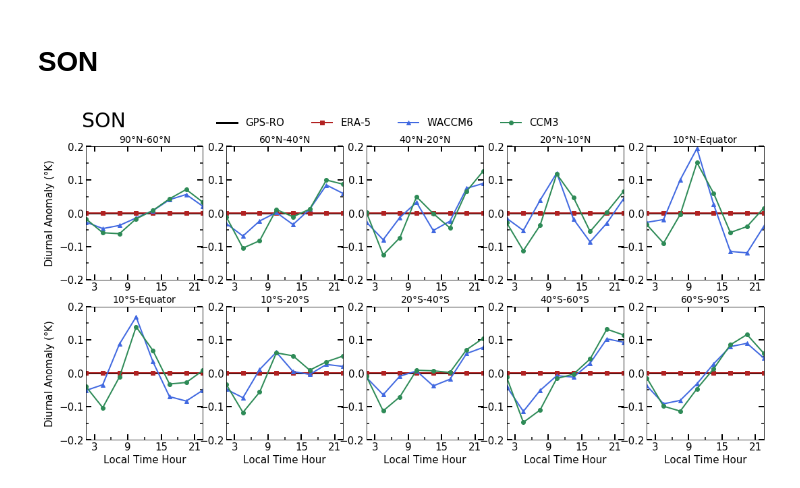
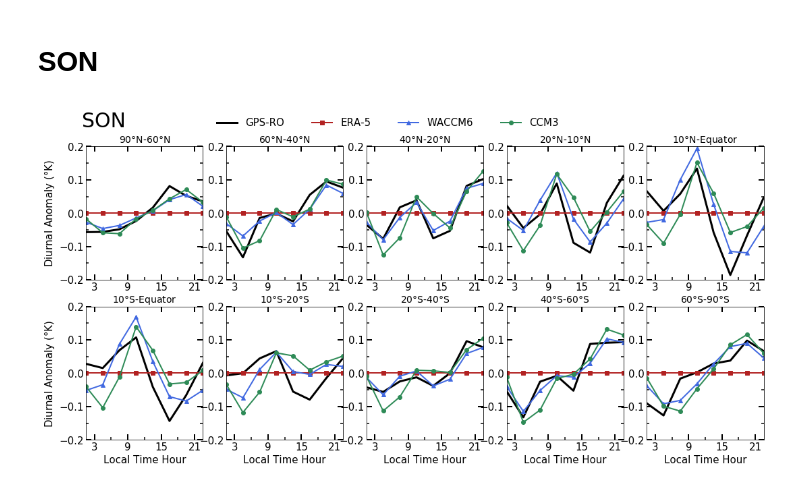
Before and after one commit to AodhanSweeney/TLS_diurnal_climatology, a Jupyter notebook: plotter.ipynb, the cells around one changed output. Saved outputs shown, nothing was run; the diff lists cells and outputs as text; code cells hidden in the pictures.

```diff
--- a/plotter.ipynb
+++ b/plotter.ipynb
@@ -38,6 +38,8 @@ gpsro_MAM = np.load('MAM_GPSRO_5_10_boxes_diurnal_cycles.npy')
 gpsro_MAM_zm = np.nanmean(gpsro_MAM, axis=1)
 gpsro_JJA = np.load('JJA_GPSRO_5_10_boxes_diurnal_cycles.npy')
 gpsro_JJA_zm = np.nanmean(gpsro_JJA, axis=1)
+gpsro_SON = np.load('SON_GPSRO_5_10_boxes_diurnal_cycles.npy')
+gpsro_SON_zm = np.nanmean(gpsro_SON, axis=1)
 
 # Load CCM3 Data
 #####################################
@@ -89,7 +100,7 @@ ERA_5_colocations_no_removal_JJA = plotting.area_bins(ERA_5_colocations_no_remov
 waccm6_cycles_JJA = plotting.area_bins(waccm6_JJA_zm)
 # SON
 #ERA_5_cycles_SON = plotting.area_bins(ERA_5_alldata_SON_zm)
-#gpsro_cycles_SON = plotting.area_bins(gpsro_SON_zm)
+gpsro_cycles_SON = plotting.area_bins(gpsro_SON_zm)
 ccsm_cycles_SON = plotting.area_bins(ccsm_SON_zm)
 #ERA_5_colocation_cycles_SON = plotting.area_bins(ERA_5_colocations_SON_zm)
 #ERA_5_colocations_no_removal_SON = plotting.area_bins(ERA_5_colocations_no_removal_SON_zm)
@@ -139,12 +150,11 @@ JJA_colocations = plotting.seasonal_colocation_plotter(ERA_5_cycles_JJA,
 # %% [markdown]
 # SON
 # %%
-gpsro_cycles_SON = np.zeros((10,8))
 ERA_5_cycles_SON = np.zeros((10,8))
 SON_diurnal_cycles = plotting.season_cycle_plotter(gpsro_cycles_SON, ERA_5_cycles_SON,
-                     waccm6_cycles_SON, ccsm_cycles_SON, 'SON')
+                                                   waccm6_cycles_SON, ccsm_cycles_SON, 'SON')
 # %% [output]
-[figure, old version]
+[figure, new version]
 # %%
 djf_era5_boxes = np.concatenate((ERA_5_alldata_DJF[:,18:,:], ERA_5_alldata_DJF[:,:18,:]), axis=1)
 djf_ccm3_boxes = np.concatenate((ccsm_DJF[:,18:,:], ccsm_DJF[:,:18,:]), axis=1)
```
Also changed, not shown: parts of 3 cells of this notebook, 3 other files.
